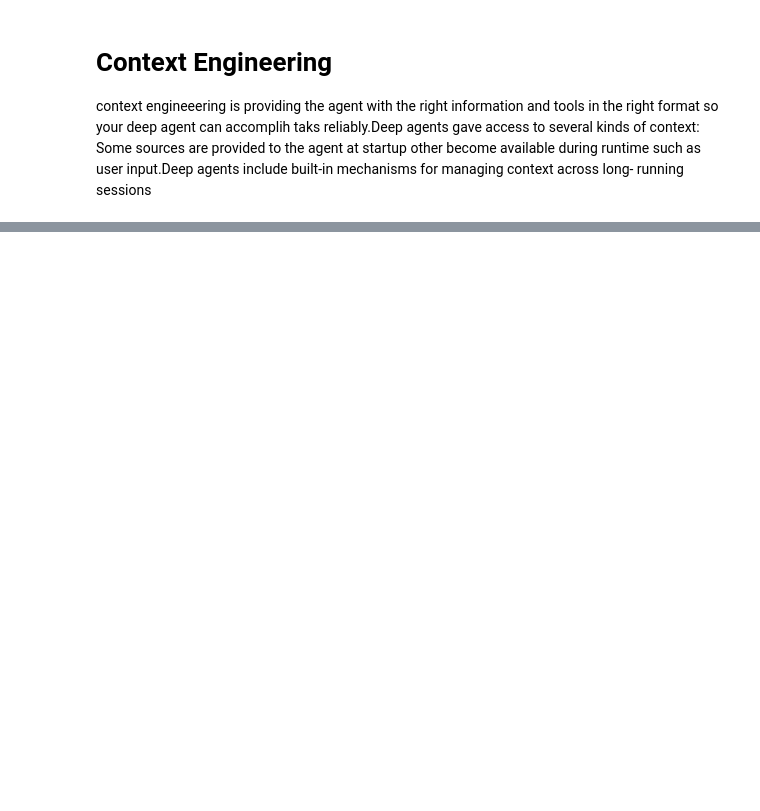
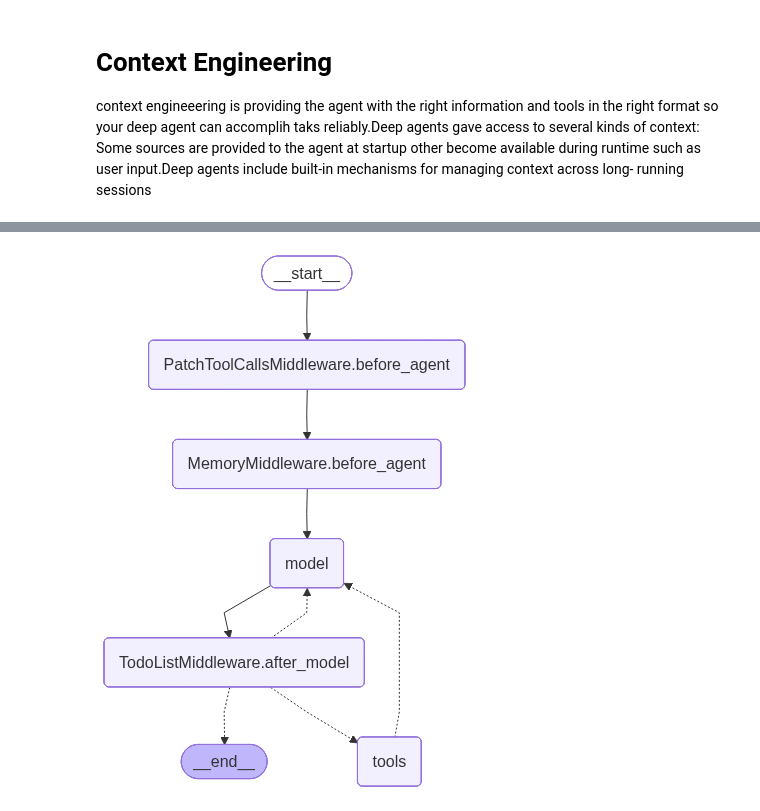
Before and after one commit to MoeenUddin01/Agentic-ai-full, a Jupyter notebook: deepAgent/notebooks/context-engineering.ipynb, the cells around one changed output, grey strips where cells are left out. Saved outputs shown, nothing was run; the diff lists cells and outputs as text; code cells hidden in the pictures; blank space fills up the shorter version.

```diff
--- a/deepAgent/notebooks/context-engineering.ipynb
+++ b/deepAgent/notebooks/context-engineering.ipynb
@@ -89,0 +161,15 @@ agent=create_deep_agent(
+# %%
+#-------default backeng(no backend=passed)---------
+# since there; no disk acces. memory reads fro ms tate so wwe seed agent.md via
+# files on invoke(without  seeding , memory would silentily load nothing )
+
+
+agent=create_deep_agent(
+    model=llm,
+    memory=["/home/moeen/projects/AgenticAI/deepAgent/AGENTS.md"],
+    checkpointer=MemorySaver()
+
+)
+agent
+# %% [output]
+[figure, added]
```
Also changed, not shown: parts of 16 cells of this notebook, 1 other file.
